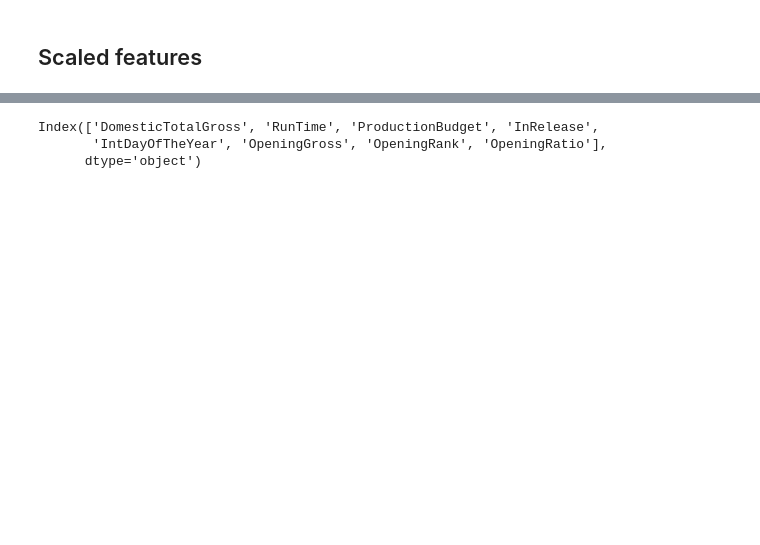
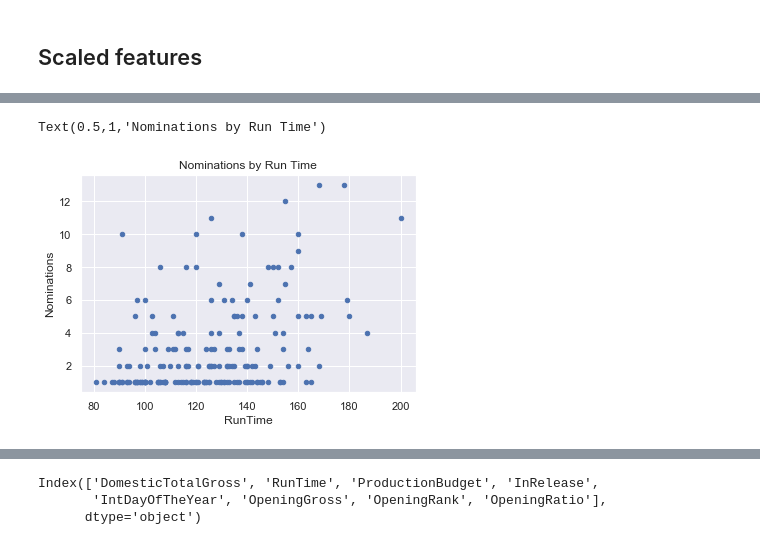
Before and after one commit to kaszklar/Predicting_Oscar_Nods, a Jupyter notebook: poisson.ipynb, the cells around one changed output, grey strips where cells are left out. Drawn from its saved outputs; the diff is of its cells as text; code cells hidden in the pictures; blank space fills up the shorter version.

```diff
--- a/poisson.ipynb
+++ b/poisson.ipynb
@@ -904,0 +896,6 @@ Poisson Regression Results
+# %%
+addnl[addnl['Nominations']>0].plot('RunTime','Nominations',kind='scatter')
+plt.title('Nominations by Run Time')
+# %% [output]
+Text(0.5,1,'Nominations by Run Time')
+[figure, added]
```
Also changed, not shown: parts of 22 cells of this notebook, 1 other file.
